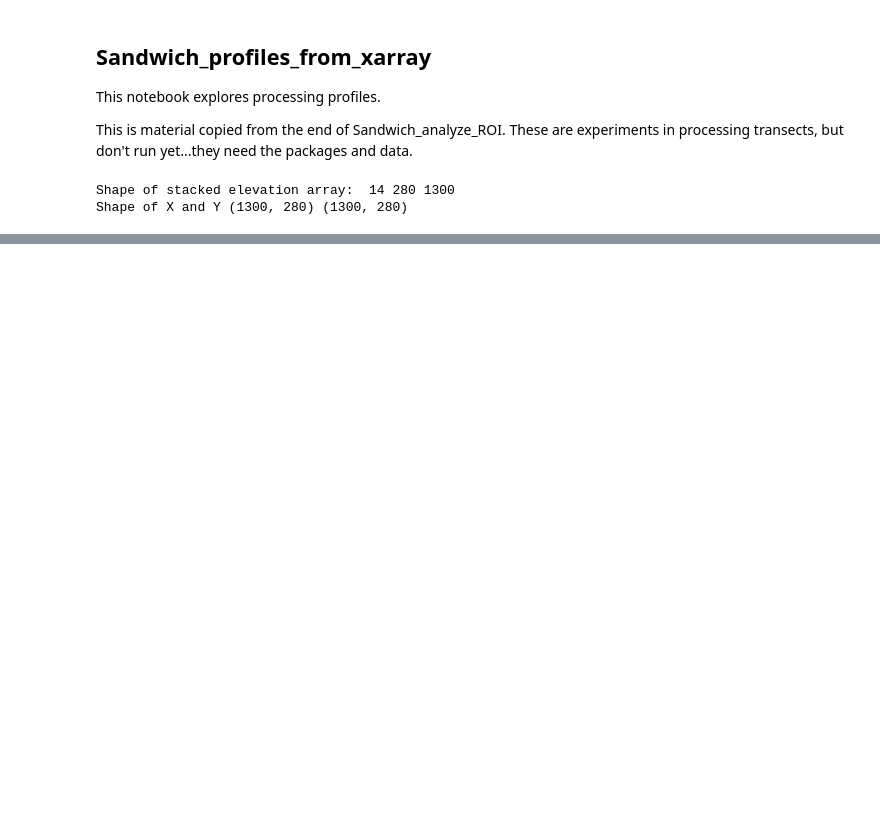
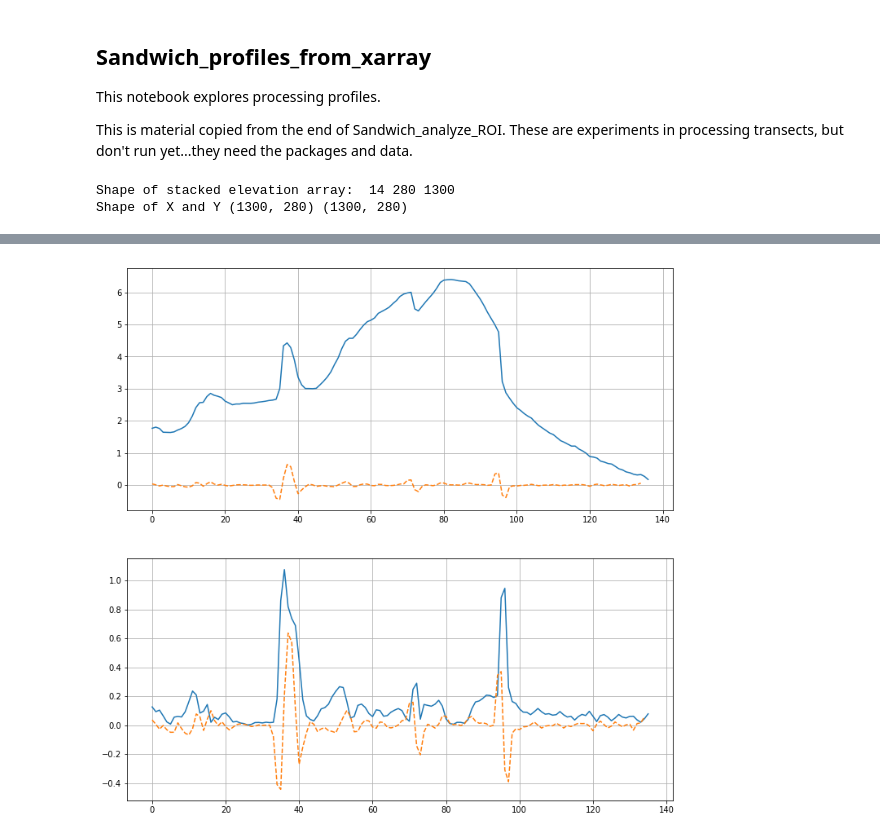
Before and after one commit to csherwood-usgs/Raster_calcs, a Jupyter notebook: Sandwich_profiles_from_xarray.ipynb, the cells around one changed output, grey strips where cells are left out. Saved outputs shown, nothing was run; the diff lists cells and outputs as text; code cells hidden in the pictures; blank space fills up the shorter version.

```diff
--- a/Sandwich_profiles_from_xarray.ipynb
+++ b/Sandwich_profiles_from_xarray.ipynb
@@ -88 +108,14 @@ NameError: name 'PiYG' is not defined
+# %%
+i=800
+fig = plt.figure(figsize=(12,12))
+ax = fig.add_subplot(211)
+plt.plot(z[i,:])
+plt.plot(kp[i,:],'--')
+plt.grid()
+ax = fig.add_subplot(212)
+plt.plot(slope[i,:])
+plt.plot(kp[i,:],'--')
+plt.grid();
+# %% [output]
+[figure, added]
 # %%
```
Also changed, not shown: parts of 8 cells of this notebook.
